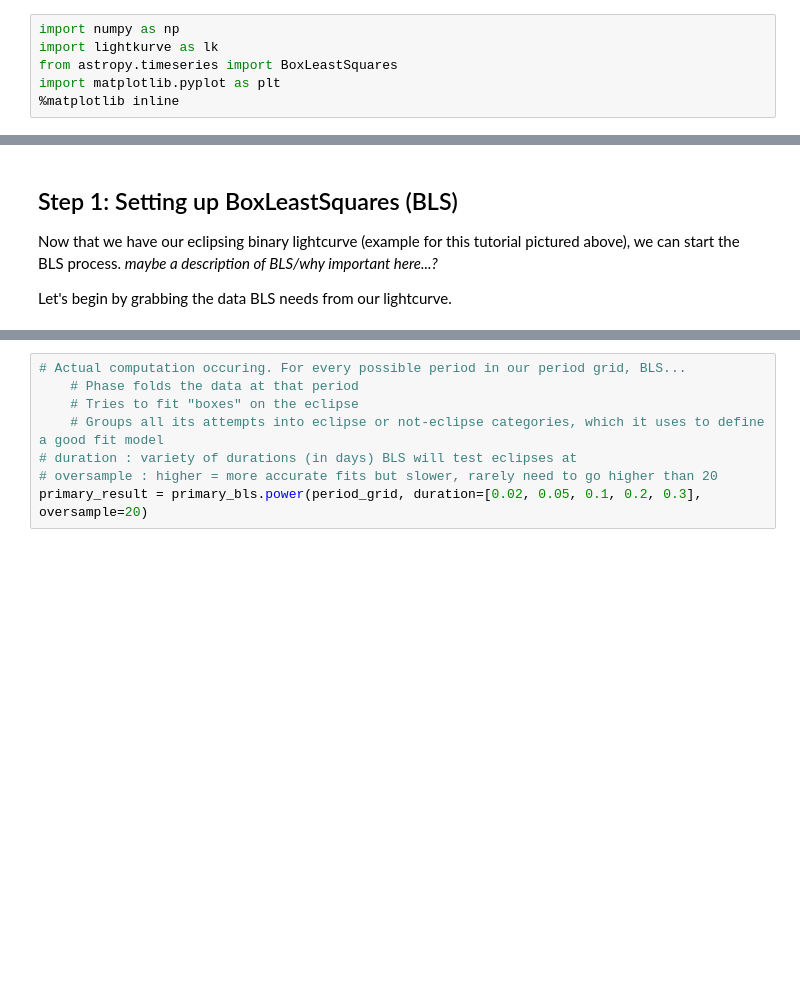
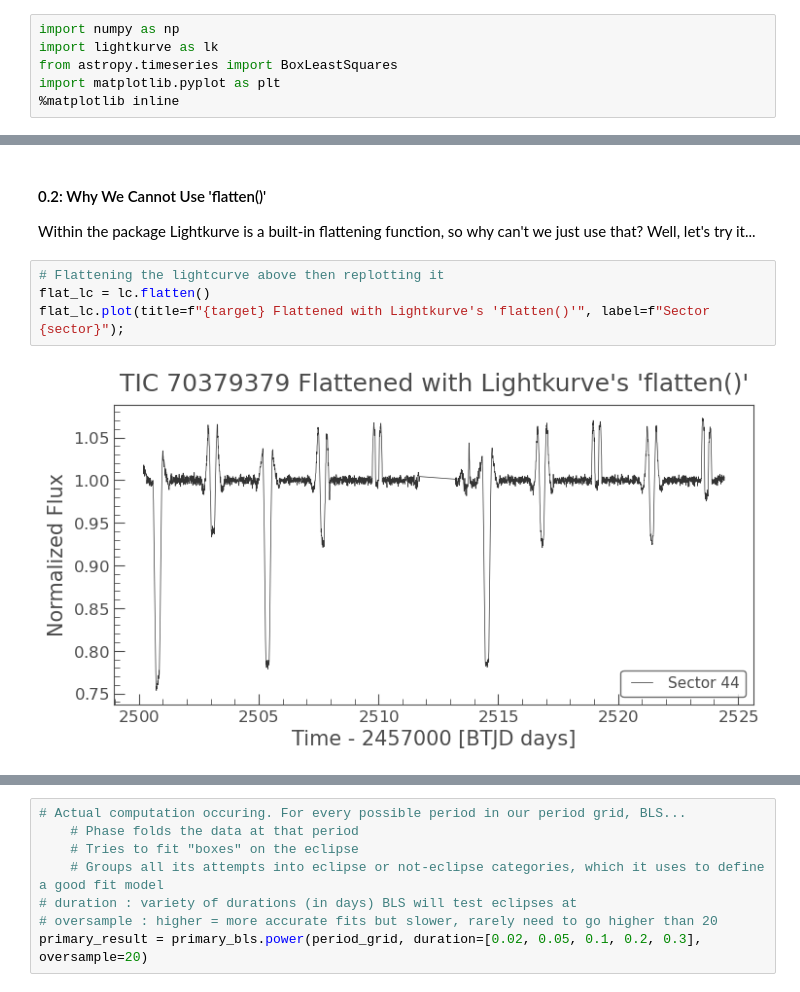
Before and after one commit to aidanniklaus/Summer-Research-2026, a Jupyter notebook: BLS Flattening on Eclipsing Binaries/BLS_TESS_Stars.ipynb, the cells around one changed output, grey strips where cells are left out. Saved outputs shown, nothing was run; the diff lists cells and outputs as text; blank space fills up the shorter version.

```diff
--- a/BLS Flattening on Eclipsing Binaries/BLS_TESS_Stars.ipynb
+++ b/BLS Flattening on Eclipsing Binaries/BLS_TESS_Stars.ipynb
@@ -82,5 +80,9 @@ lc.plot(title=target, label=f"Sector {sector}");
-# %% [markdown]
-## Step 1: Setting up BoxLeastSquares (BLS)
-Now that we have our eclipsing binary lightcurve (example for this tutorial pictured above), we can start the BLS process. *maybe a description of BLS/why important here...?*
-
-Let's begin by grabbing the data BLS needs from our lightcurve.
+# %% [markdown]
+#### 0.2: Why We Cannot Use 'flatten()'
+Within the package Lightkurve is a built-in flattening function, so why can't we just use that? Well, let's try it...
+# %%
+# Flattening the lightcurve above then replotting it
+flat_lc = lc.flatten()
+flat_lc.plot(title=f"{target} Flattened with Lightkurve's 'flatten()'", label=f"Sector {sector}");
+# %% [output]
+[figure, added]
```
Also changed, not shown: parts of 54 cells of this notebook.
